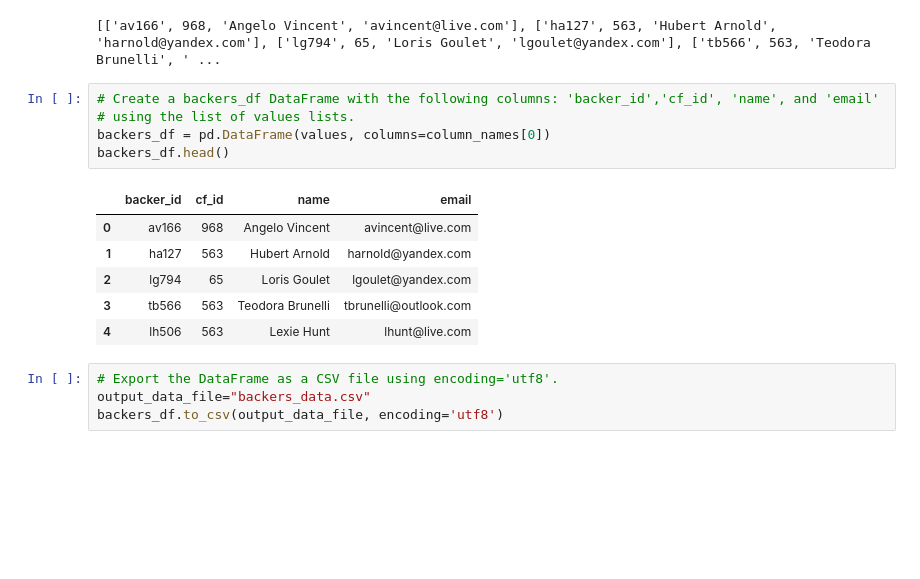
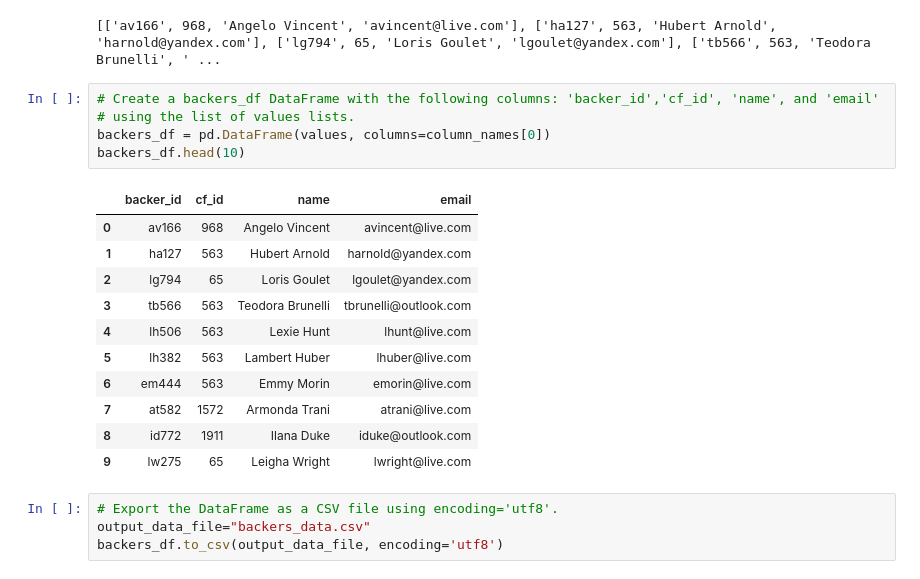
Before and after one commit to iwytsang/Crowdfunding-ETL, a Jupyter notebook: Extract-Transform_final_code.ipynb, the cells around one changed output. Cells and saved outputs as stored; diff of their text form; blank space fills up the shorter version.

```diff
--- a/Extract-Transform_final_code.ipynb
+++ b/Extract-Transform_final_code.ipynb
@@ -56,15 +56,20 @@ print(values)
 # %%
 # Create a backers_df DataFrame with the following columns: 'backer_id','cf_id', 'name', and 'email'
 # using the list of values lists.
 backers_df = pd.DataFrame(values, columns=column_names[0])
-backers_df.head()
+backers_df.head(10)
 # %% [output]
 |  | backer_id | cf_id | name | email |
 | 0 | av166 | 968 | Angelo Vincent | avincent@live.com |
 | 1 | ha127 | 563 | Hubert Arnold | harnold@yandex.com |
 | 2 | lg794 | 65 | Loris Goulet | lgoulet@yandex.com |
 | 3 | tb566 | 563 | Teodora Brunelli | tbrunelli@outlook.com |
 | 4 | lh506 | 563 | Lexie Hunt | lhunt@live.com |
+| 5 | lh382 | 563 | Lambert Huber | lhuber@live.com |
+| 6 | em444 | 563 | Emmy Morin | emorin@live.com |
+| 7 | at582 | 1572 | Armonda Trani | atrani@live.com |
+| 8 | id772 | 1911 | Ilana Duke | iduke@outlook.com |
+| 9 | lw275 | 65 | Leigha Wright | lwright@live.com |
 # %%
 # Export the DataFrame as a CSV file using encoding='utf8'.
 output_data_file="backers_data.csv"
```
